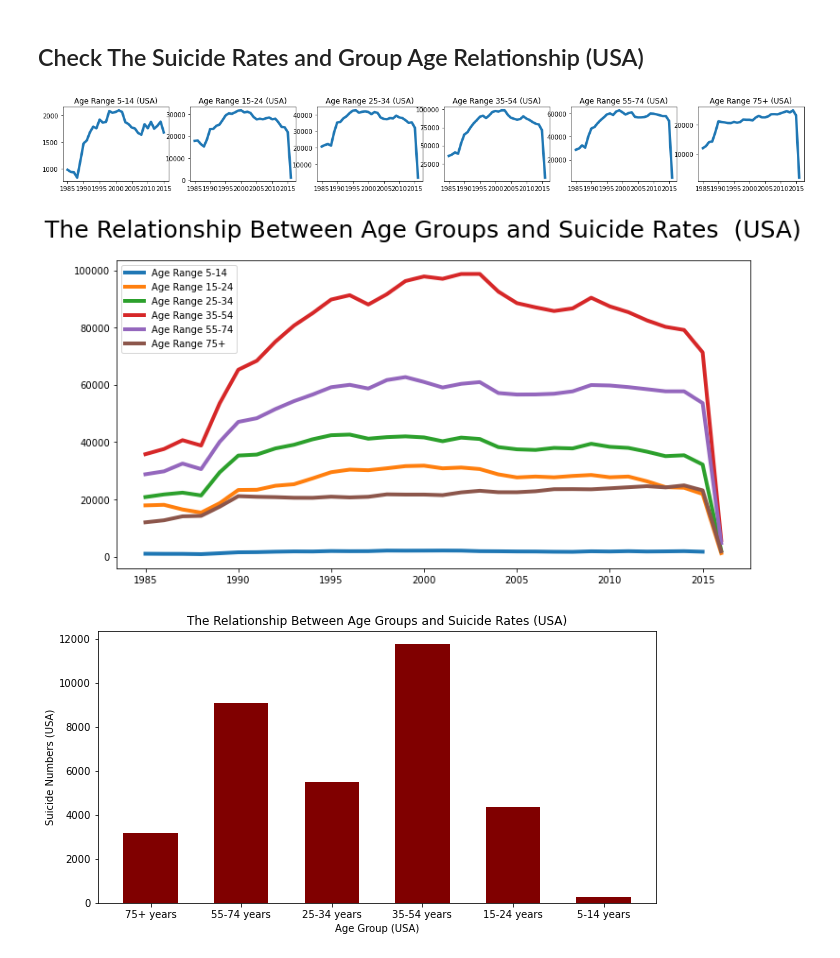
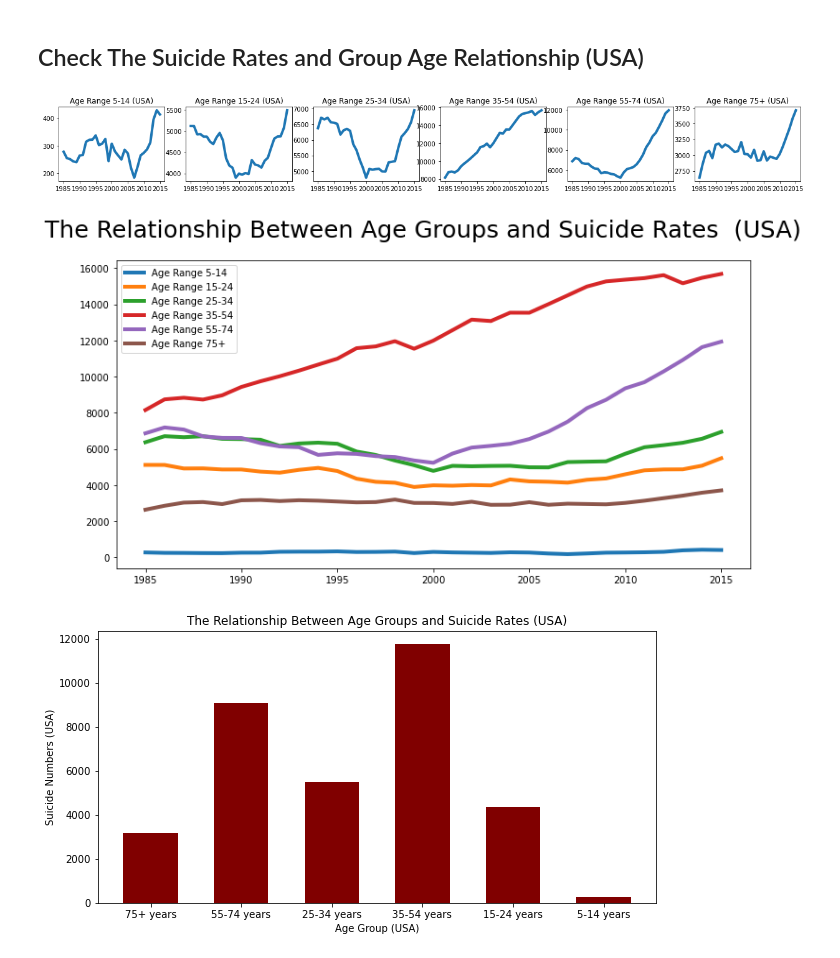
Before and after one commit to ahmedmagde/CDC-Micro-Mental-Project, a Jupyter notebook: CDC-Micro-Mental-Project.ipynb, the cells around one changed output. Saved outputs shown, nothing was run; the diff lists cells and outputs as text; code cells hidden in the pictures.

```diff
--- a/CDC-Micro-Mental-Project.ipynb
+++ b/CDC-Micro-Mental-Project.ipynb
@@ -492,12 +492,12 @@ plt.show()
 # %% [markdown]
 ## Check The Suicide Rates and Group Age Relationship (USA)
 # %%
-df_usa_age_5_14 = df[df.age == '5-14 years']
-df_usa_age_15_24 = df[df.age == '15-24 years']
-df_usa_age_25_34 = df[df.age == '25-34 years']
-df_usa_age_35_54 = df[df.age == '35-54 years']
-df_usa_age_55_74 = df[df.age == '55-74 years']
-df_usa_age_75 = df[df.age == '75+ years']
+df_usa_age_5_14 = df_usa[df_usa.age == '5-14 years']
+df_usa_age_15_24 = df_usa[df_usa.age == '15-24 years']
+df_usa_age_25_34 = df_usa[df_usa.age == '25-34 years']
+df_usa_age_35_54 = df_usa[df_usa.age == '35-54 years']
+df_usa_age_55_74 = df_usa[df_usa.age == '55-74 years']
+df_usa_age_75 = df_usa[df_usa.age == '75+ years']
 
 plt.figure(figsize=(25,18))
 ax1= plt.subplot(771)
@@ -506,34 +506,34 @@ plt.xticks(np.arange(1985, 2016, 5))
 plt.plot(df_usa_age_5_14[['year','suicide_number']].groupby(['year']).sum(),linewidth = 4)
 ######################
 ax2 = plt.subplot(772)
 ax2.title.set_text('Age Range 15-24 (USA)')
 plt.xticks(np.arange(1985, 2016, 5))
 plt.plot(df_usa_age_15_24[['year','suicide_number']].groupby(['year']).sum(),linewidth = 4)
 ######################
 ax3 = plt.subplot(773)
 ax3.title.set_text('Age Range 25-34 (USA)')
 plt.xticks(np.arange(1985, 2016, 5))
 plt.plot(df_usa_age_25_34[['year','suicide_number']].groupby(['year']).sum(),linewidth = 4)
 ######################
 ax4 = plt.subplot(774)
 ax4.title.set_text('Age Range 35-54 (USA)')
 plt.xticks(np.arange(1985, 2016, 5))
 plt.plot(df_usa_age_35_54[['year','suicide_number']].groupby(['year']).sum(),linewidth = 4)
 #####################
 ax5 = plt.subplot(775)
 ax5.title.set_text('Age Range 55-74 (USA)')
 plt.xticks(np.arange(1985, 2016, 5))
 plt.plot(df_usa_age_55_74[['year','suicide_number']].groupby(['year']).sum(),linewidth = 4)
 ######################
 ax6 = plt.subplot(776)
 ax6.title.set_text('Age Range 75+ (USA)')
 plt.xticks(np.arange(1985, 2016, 5))
 plt.plot(df_usa_age_75[['year','suicide_number']].groupby(['year']).sum(),linewidth = 4)
 #####################
 
 plt.show()
 # %% [output]
-[figure, old version]
+[figure, new version]
 # %%
 plt.figure(figsize=(12,6))
 plt.xticks(np.arange(1985, 2016, 5))
@@ -548,7 +548,7 @@ plt.legend(["Age Range 5-14","Age Range 15-24","Age Range 25-34","Age Range 35-5
 plt.suptitle('The Relationship Between Age Groups and Suicide Rates  (USA)', fontsize=25)
 plt.show()
 # %% [output]
-[figure, old version]
+[figure, new version]
 # %%
 x=df_usa['age']
 y=df_usa['suicide_number']
```
Also changed, not shown: parts of 3 cells of this notebook.
